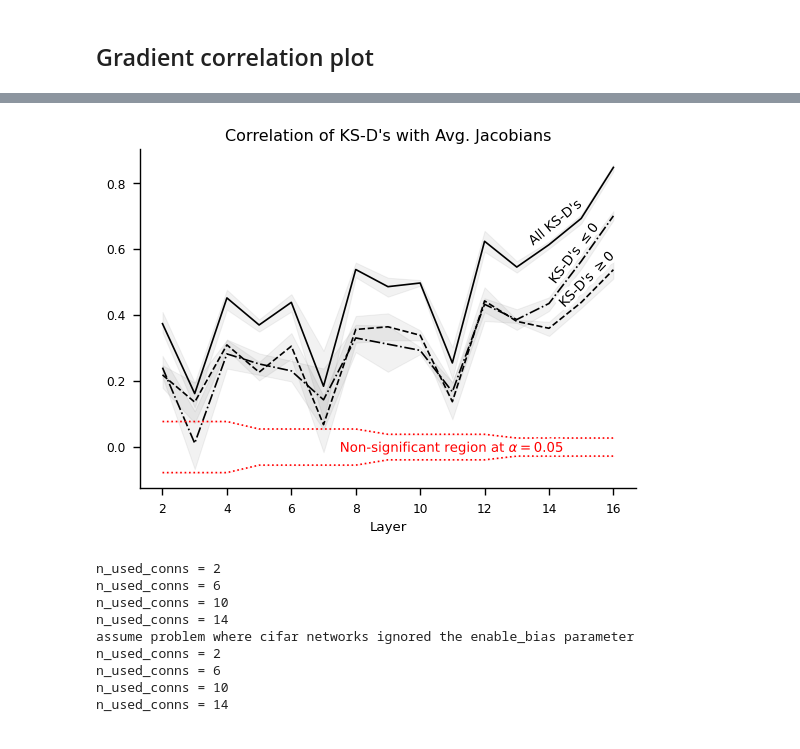
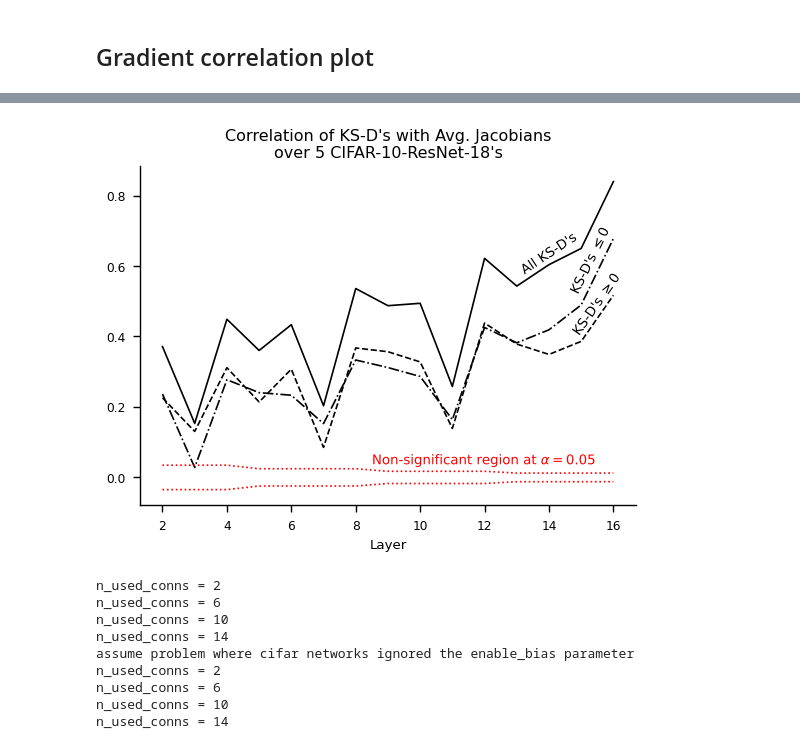
Before and after one commit to AwesomeLemon/structure-for-interpretability, a Jupyter notebook: plots_paper.ipynb, the cells around one changed output, grey strips where cells are left out. Cells and saved outputs as stored; diff of their text form; code cells hidden in the pictures.

Commit message:
many plotting and compute updates

```diff
--- a/plots_paper.ipynb
+++ b/plots_paper.ipynb
@@ -299,15 +269,12 @@ np.corrcoef(df_ks_cifar[(df_ks_cifar['Network'] == net) & (df_ks_cifar['Layer']
 # %%
-df_corr_whole_layer = pd.merge(df_ks_cifar, df_j_cifar, on=["Network", "Layer", 'Neuron', "Class"]).sort_values(by=['Neuron', 'Class']).groupby(["Network", "Layer"])[[KS_NAME, "Avg. Jacobian"]].corr().iloc[0::2,-1].reset_index().rename(columns={'Avg. Jacobian': 'Correlation KS-D with Avg. Jac.'})
-df_corr_whole_layer["Criterion"] = "All KS-D's"
+df_ks_cifar_pos = df_ks_cifar[df_ks_cifar[KS_NAME] >= 0]
+df_ks_cifar_neg = df_ks_cifar[df_ks_cifar[KS_NAME] <= 0]
+
+df_corr_whole_layer_ks_pos = pd.merge(df_ks_cifar_pos, df_j_cifar, on=["Network", "Layer", 'Neuron', "Class"]).sort_values(by=['Network', 'Neuron', 'Class']).groupby(["Layer"])[[KS_NAME, "Avg. Jacobian"]].corr().iloc[0::2,-1].reset_index().rename(columns={'Avg. Jacobian': 'Correlation KS-D with Avg. Jac.'})
+df_corr_whole_layer_ks_pos['Criterion'] = "KS-D's $\\geq 0$"
+
+df_corr_whole_layer_ks_neg = pd.merge(df_ks_cifar_neg, df_j_cifar, on=["Network", "Layer", 'Neuron', "Class"]).sort_values(by=['Network', 'Neuron', 'Class']).groupby(["Layer"])[[KS_NAME, "Avg. Jacobian"]].corr().iloc[0::2,-1].reset_index().rename(columns={'Avg. Jacobian': 'Correlation KS-D with Avg. Jac.'})
+df_corr_whole_layer_ks_neg['Criterion'] = "KS-D's $\\leq 0$"
-# %%
-df_ks_cifar_pos = df_ks_cifar[df_ks_cifar[KS_NAME] >= 0]
-df_ks_cifar_neg = df_ks_cifar[df_ks_cifar[KS_NAME] <= 0]
-
-df_corr_whole_layer_ks_pos = pd.merge(df_ks_cifar_pos, df_j_cifar, on=["Network", "Layer", 'Neuron', "Class"]).sort_values(by=['Neuron', 'Class']).groupby(["Network", "Layer"])[[KS_NAME, "Avg. Jacobian"]].corr().iloc[0::2,-1].reset_index().rename(columns={'Avg. Jacobian': 'Correlation KS-D with Avg. Jac.'})
-df_corr_whole_layer_ks_pos['Criterion'] = "KS-D's $\\geq 0$"
-
-df_corr_whole_layer_ks_neg = pd.merge(df_ks_cifar_neg, df_j_cifar, on=["Network", "Layer", 'Neuron', "Class"]).sort_values(by=['Neuron', 'Class']).groupby(["Network", "Layer"])[[KS_NAME, "Avg. Jacobian"]].corr().iloc[0::2,-1].reset_index().rename(columns={'Avg. Jacobian': 'Correlation KS-D with Avg. Jac.'})
-df_corr_whole_layer_ks_neg['Criterion'] = "KS-D's $\\leq 0$"
 # %%
 df_corr_whole_all = pd.concat([df_corr_whole_layer, df_corr_whole_layer_ks_pos, df_corr_whole_layer_ks_neg])
 # %%
@@ -317,7 +284,7 @@ def r_crit_abs(n, p=0.05):
     r_crit_abs = -dist.ppf(p/2)
     return r_crit_abs
 # %%
-df_r_crit = pd.merge(df_ks_cifar, df_j_cifar, on=["Network", "Layer", 'Neuron', "Class"]).groupby(["Network", "Layer"]).count()['Neuron'].reset_index().rename(columns={'Neuron': 'n'})
+df_r_crit = pd.merge(df_ks_cifar, df_j_cifar, on=["Network", "Layer", 'Neuron', "Class"]).groupby(["Layer"]).count()['Neuron'].reset_index().rename(columns={'Neuron': 'n'})
 df_r_crit['Correlation KS-D with Avg. Jac.'] = df_r_crit['n'].apply(lambda n: r_crit_abs(n))
 df_r_crit['Criterion'] = 'Non-significant region at $\\alpha = 0.05$'
 df_r_crit = df_r_crit.drop(columns=['n'])
@@ -327,4 +294,5 @@ df_r_crit_neg = df_r_crit.copy()
 df_r_crit_neg['Criterion'] = ''
 df_r_crit_neg['Correlation KS-D with Avg. Jac.'] = -df_r_crit_neg['Correlation KS-D with Avg. Jac.']
 # %%
-df_corr_whole_all = df_corr_whole_all.drop(columns=['level_2'])
+df_corr_whole_all = df_corr_whole_all.drop(columns=['level_1'])
+df_corr_whole_all = pd.concat([df_corr_whole_all, df_r_crit, df_r_crit_neg])
@@ -333,26 +299,26 @@ df_corr_whole_all = pd.concat([df_corr_whole_all, df_r_crit, df_r_crit_neg])
 # %%
 crits = df_corr_whole_all['Criterion'].unique()
 styles = ['solid', 'dashed', 'dashdot', 'dotted', 'dotted']
 colors = ['black', 'black', 'black', 'red', 'red']
 
 for c, s, col in zip(crits, styles, colors):
-    sns.lineplot(data=df_corr_whole_all[df_corr_whole_all['Criterion'] == c], x='Layer', y='Correlation KS-D with Avg. Jac.', linestyle=s, color=col, err_kws={'alpha': 0.05}, legend=False, label=c)
+    sns.lineplot(data=df_corr_whole_all[df_corr_whole_all['Criterion'] == c], x='Layer', y='Correlation KS-D with Avg. Jac.', linestyle=s, color=col, legend=False, label=c)
 l = plt.gca().get_lines()
 
 # df_r_crit_fb = df_corr_whole_all[(df_corr_whole_all['Criterion'].str.contains('Critical')) & (df_corr_whole_all['Network'] == 1)]
 # plt.gca().fill_between(df_r_crit_fb['Layer'], -df_r_crit_fb['Correlation KS-D with Avg. Jac.'], df_r_crit_fb['Correlation KS-D with Avg. Jac.'], label='Region')
 
-labelLines(l, align=[True, True, True, False], xvals=[14.2, 15.2, 14.8, 11.0], yoffsets=[0.05, 0.05, 0.05, -0.0425]);
+labelLines(l, align=[True, True, True, False], xvals=[14, 15.5, 15.3, 12], yoffsets=[0.03, 0.04, 0.07, 0.03]);
 # custom_lines = [Line2D([0], [0], color="black", lw=1.5, linestyle=l[0].get_linestyle()),
 #                 Line2D([0], [0], color="black", lw=1.5, linestyle=l[1].get_linestyle()),
 #                 Line2D([0], [0], color="black", lw=1.5, linestyle=l[2].get_linestyle()),
 #                 ]
 # plt.gca().legend(custom_lines, crits, ncols=2, loc=loc, frameon=False, title="Criterion")
 plt.gca().set(ylabel='')
-plt.gca().set_title("Correlation of KS-D's with Avg. Jacobians", fontsize='large')
+plt.gca().set_title("Correlation of KS-D's with Avg. Jacobians\nover 5 CIFAR-10-ResNet-18's", fontsize='large')
 sns.despine()
 # %% [output]
-[figure, old version]
+[figure, new version]
 # %%
 # DONE: Check if the last layer gradient correlation is similar to the last layer weight correlation
 #   single-head cifar
```
Also changed, not shown: parts of 50 cells of this notebook, 4 other files.
